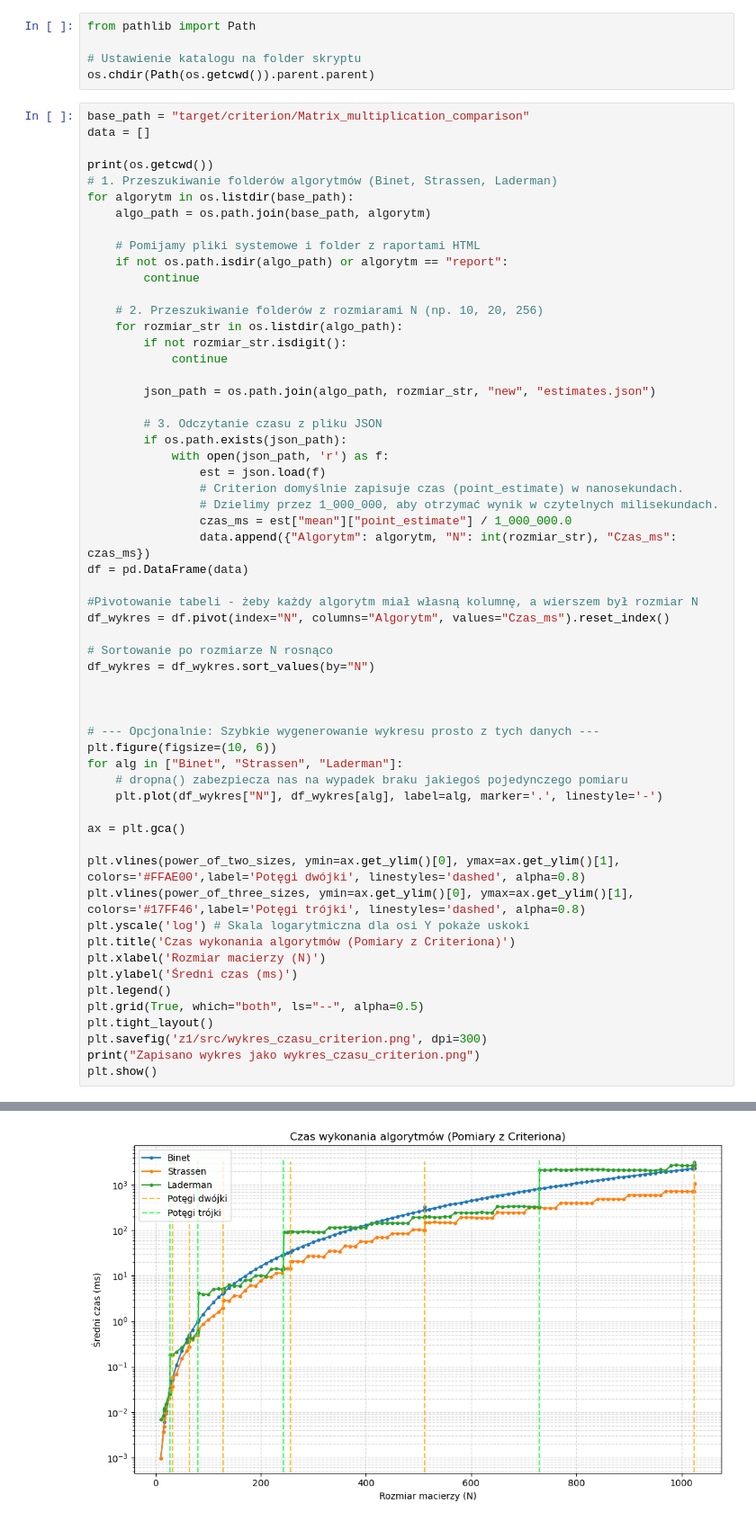
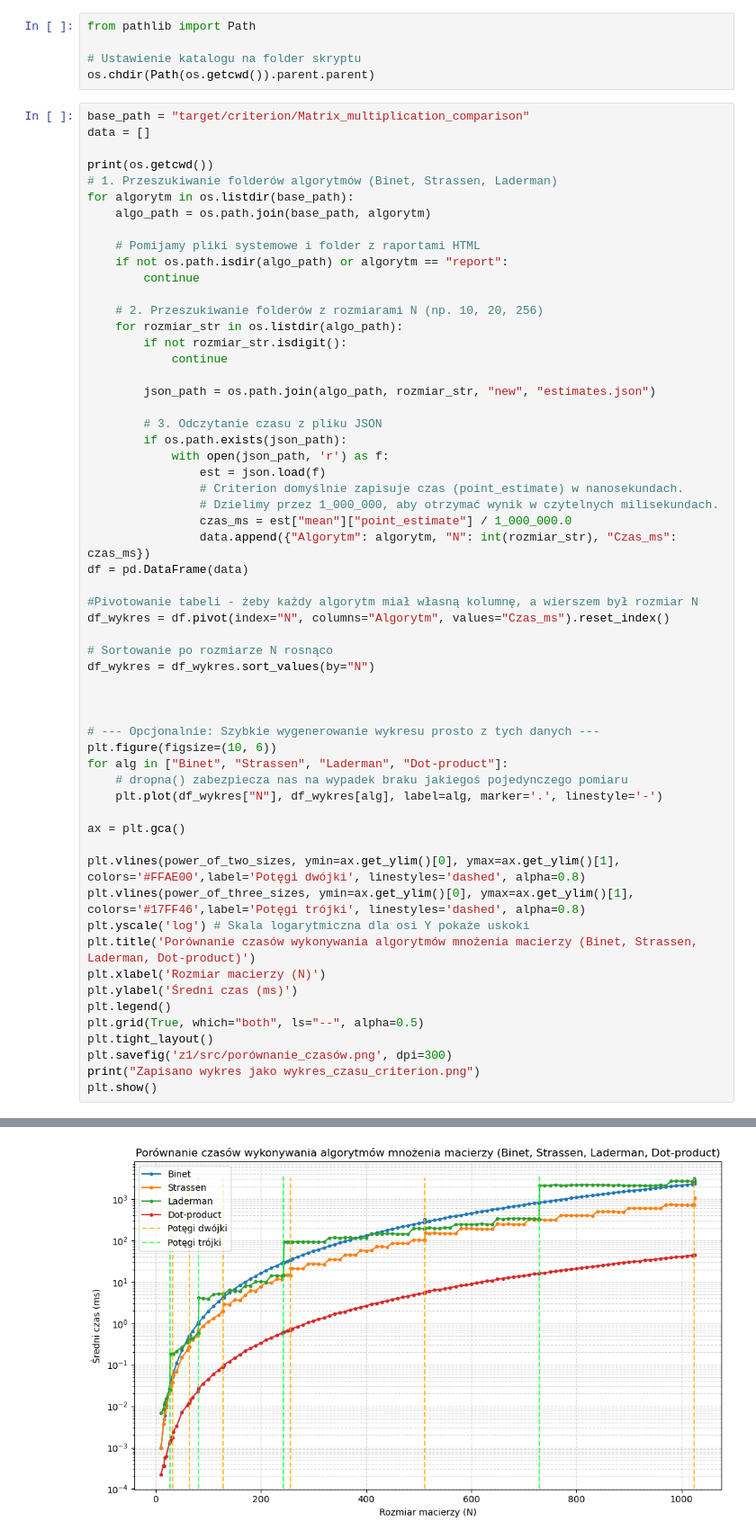
Before and after one commit to Szymbuk/Algorytmy_Macierzowe, a Jupyter notebook: z1/src/result_visualization.ipynb, the cells around one changed output, grey strips where cells are left out. Shown at 90% size. Saved outputs shown, nothing was run; the diff lists cells and outputs as text.

Commit message:
Changed visualization plot descriptions, added new plots

```diff
--- a/z1/src/result_visualization.ipynb
+++ b/z1/src/result_visualization.ipynb
@@ -85,34 +85,34 @@ for algorytm in os.listdir(base_path):
 df = pd.DataFrame(data)
 
 #Pivotowanie tabeli - żeby każdy algorytm miał własną kolumnę, a wierszem był rozmiar N
 df_wykres = df.pivot(index="N", columns="Algorytm", values="Czas_ms").reset_index()
 
 # Sortowanie po rozmiarze N rosnąco
 df_wykres = df_wykres.sort_values(by="N")
 
 
 
 # --- Opcjonalnie: Szybkie wygenerowanie wykresu prosto z tych danych ---
 plt.figure(figsize=(10, 6))
-for alg in ["Binet", "Strassen", "Laderman"]:
+for alg in ["Binet", "Strassen", "Laderman", "Dot-product"]:
     # dropna() zabezpiecza nas na wypadek braku jakiegoś pojedynczego pomiaru
     plt.plot(df_wykres["N"], df_wykres[alg], label=alg, marker='.', linestyle='-')
 
 ax = plt.gca()
 
 plt.vlines(power_of_two_sizes, ymin=ax.get_ylim()[0], ymax=ax.get_ylim()[1], colors='#FFAE00',label='Potęgi dwójki', linestyles='dashed', alpha=0.8)
 plt.vlines(power_of_three_sizes, ymin=ax.get_ylim()[0], ymax=ax.get_ylim()[1], colors='#17FF46',label='Potęgi trójki', linestyles='dashed', alpha=0.8)
 plt.yscale('log') # Skala logarytmiczna dla osi Y pokaże uskoki
-plt.title('Czas wykonania algorytmów (Pomiary z Criteriona)')
+plt.title('Porównanie czasów wykonywania algorytmów mnożenia macierzy (Binet, Strassen, Laderman, Dot-product)')
 plt.xlabel('Rozmiar macierzy (N)')
 plt.ylabel('Średni czas (ms)')
 plt.legend()
 plt.grid(True, which="both", ls="--", alpha=0.5)
 plt.tight_layout()
-plt.savefig('z1/src/wykres_czasu_criterion.png', dpi=300)
+plt.savefig('z1/src/porównanie_czasów.png', dpi=300)
 print("Zapisano wykres jako wykres_czasu_criterion.png")
 plt.show()
 # %% [output]
 /home/szymon/Projekty/Studia/5sem/Macierzowe
 Zapisano wykres jako wykres_czasu_criterion.png
-[figure, old version]
+[figure, new version]
```
Also changed, not shown: parts of 3 cells of this notebook, 7 other files.
